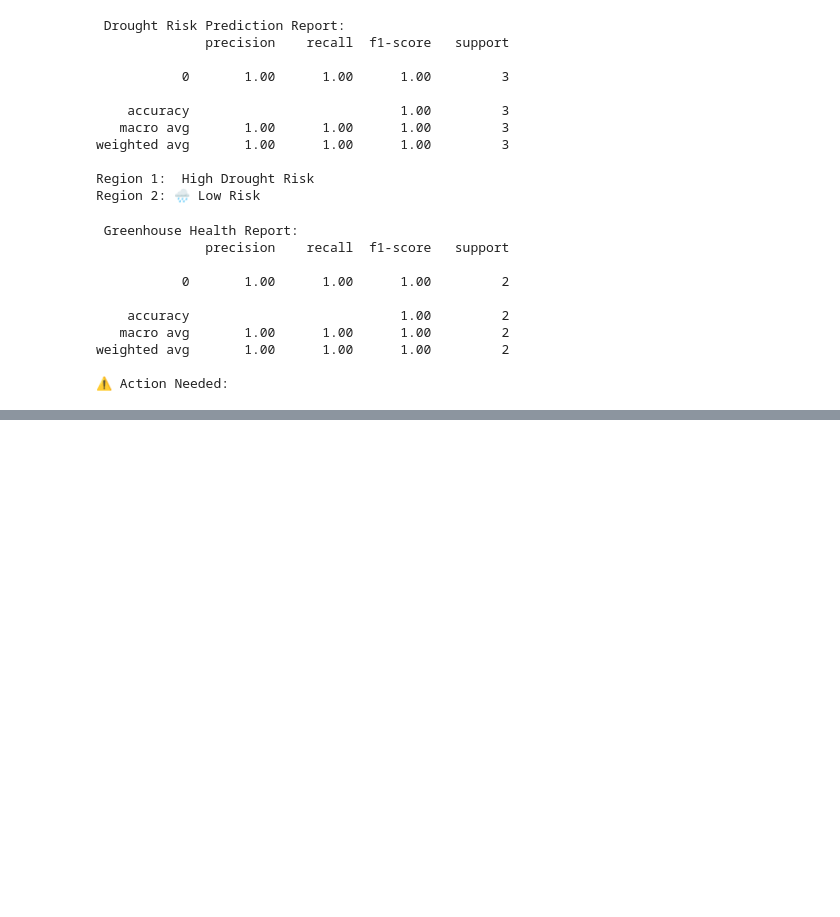
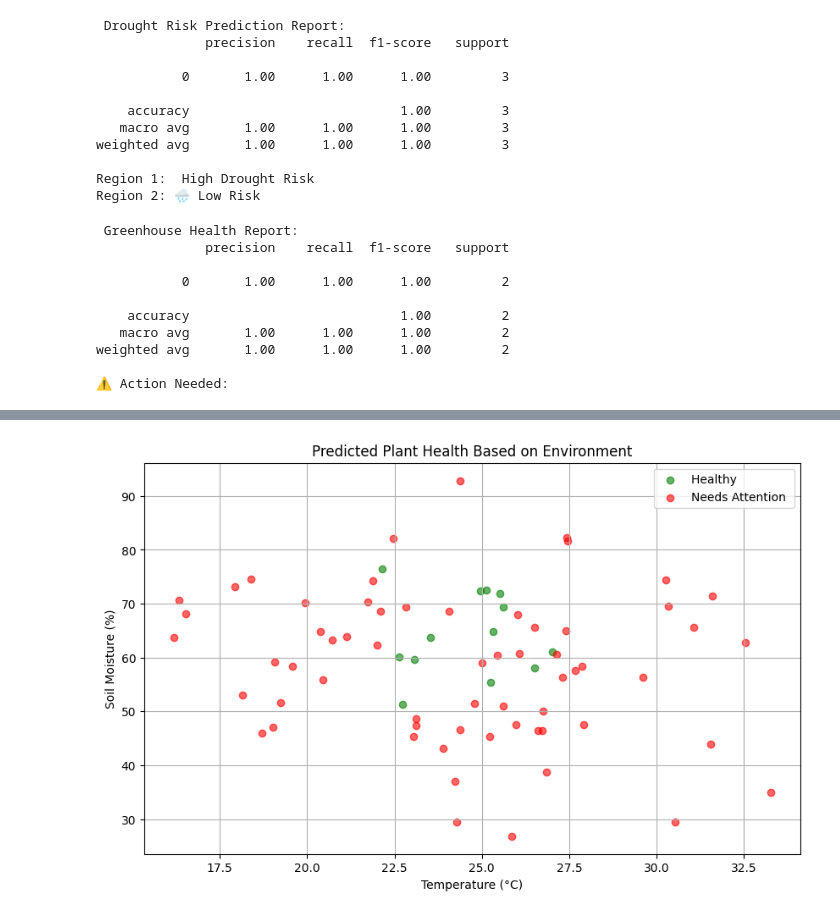
Before and after one commit to Tehyla/ML-21-days-Challenge, a Jupyter notebook: 21_Days_ML_1.ipynb, the cells around one changed output, grey strips where cells are left out. Saved outputs shown, nothing was run; the diff lists cells and outputs as text; code cells hidden in the pictures; blank space fills up the shorter version.

```diff
--- a/21_Days_ML_1.ipynb
+++ b/21_Days_ML_1.ipynb
@@ -530,3 +530,77 @@ print("⚠️ Action Needed:" if action_needed else " Greenhouse Stable")
 weighted avg       1.00      1.00      1.00         2
 
 ⚠️ Action Needed:
+# %%
+#Day 13
+#  Import libraries
+import pandas as pd
+import numpy as np
+import matplotlib.pyplot as plt
+from sklearn.model_selection import train_test_split
+from sklearn.tree import DecisionTreeClassifier
+from sklearn.metrics import classification_report
+
+# Step 1: Simulate Plant Environment Data
+np.random.seed(42)
+data_size = 300
+
+temperature = np.random.normal(loc=24, scale=4, size=data_size)  # Average comfy temp
+soil_moisture = np.random.normal(loc=60, scale=15, size=data_size)  # Soil water content
+humidity = np.random.normal(loc=55, scale=10, size=data_size)  # Air humidity
+sunlight_hours = np.random.normal(loc=6, scale=2, size=data_size)  # Hours of sunlight
+
+# Define labels: 0 = Healthy, 1 = Needs Attention
+def label_plant_health(temp, moisture, hum, sunlight):
+    if (22 <= temp <= 28) and (50 <= moisture <= 80) and (45 <= hum <= 65) and (4 <= sunlight <= 8):
+        return 0  # Healthy
+    else:
+        return 1  # Needs Attention
+
+plant_health = np.array([label_plant_health(t, m, h, s) for t, m, h, s in zip(temperature, soil_moisture, humidity, sunlight_hours)])
+
+# Step 2: Create DataFrame
+df = pd.DataFrame({
+    'temperature': temperature,
+    'soil_moisture': soil_moisture,
+    'humidity': humidity,
+    'sunlight_hours': sunlight_hours,
+    'plant_health': plant_health
+})
+
+# Step 3: Prepare features and labels
+X = df[['temperature', 'soil_moisture', 'humidity', 'sunlight_hours']]
+y = df['plant_health']
+
+# Split data
+X_train, X_test, y_train, y_test = train_test_split(X, y, test_size=0.25, random_state=1)
+
+# Step 4: Build and train model
+model = DecisionTreeClassifier()
+model.fit(X_train, y_train)
+
+# Step 5: Evaluate
+y_pred = model.predict(X_test)
+print("🌱 Plant Health Classification Report:")
+print(classification_report(y_test, y_pred))
+
+# Step 6: Visualize results
+results = X_test.copy()
+results['predicted_health'] = y_pred
+
+health_map = {0: 'Healthy ', 1: 'Needs Attention '}
+results['label'] = results['predicted_health'].map(health_map)
+
+#  Plotting
+plt.figure(figsize=(10, 6))
+# Updated colors dictionary to match the labels
+colors = {'Healthy ': 'green', 'Needs Attention ': 'red'}
+for label, group in results.groupby('label'):
+    plt.scatter(group['temperature'], group['soil_moisture'], label=label, color=colors[label], alpha=0.6)
+
+plt.xlabel('Temperature (°C)')
+plt.ylabel('Soil Moisture (%)')
+plt.title('Predicted Plant Health Based on Environment')
+plt.legend()
+plt.grid(True)
+plt.show()
+# %% [output]
@@ -532,0 +616 @@ weighted avg       1.00      1.00      1.00         2
+[figure, added]
```
Also changed, not shown: parts of 1 cell of this notebook.
